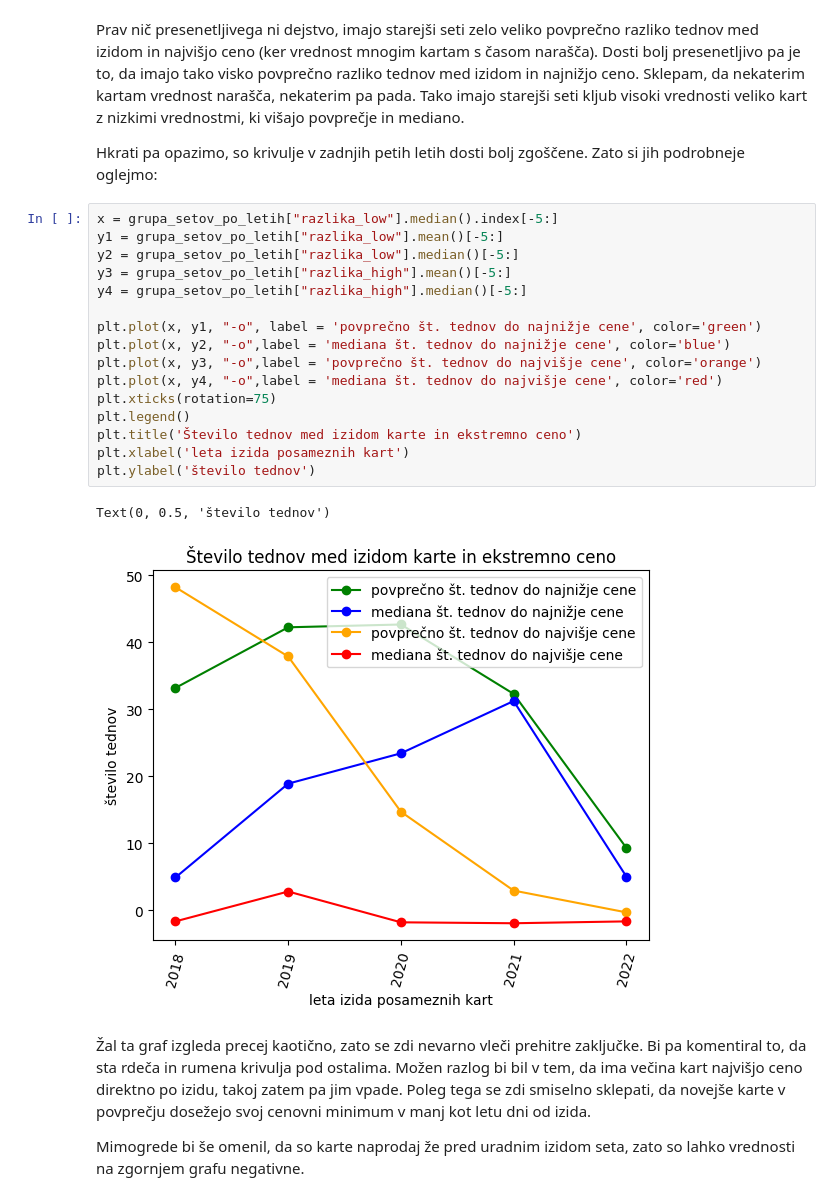
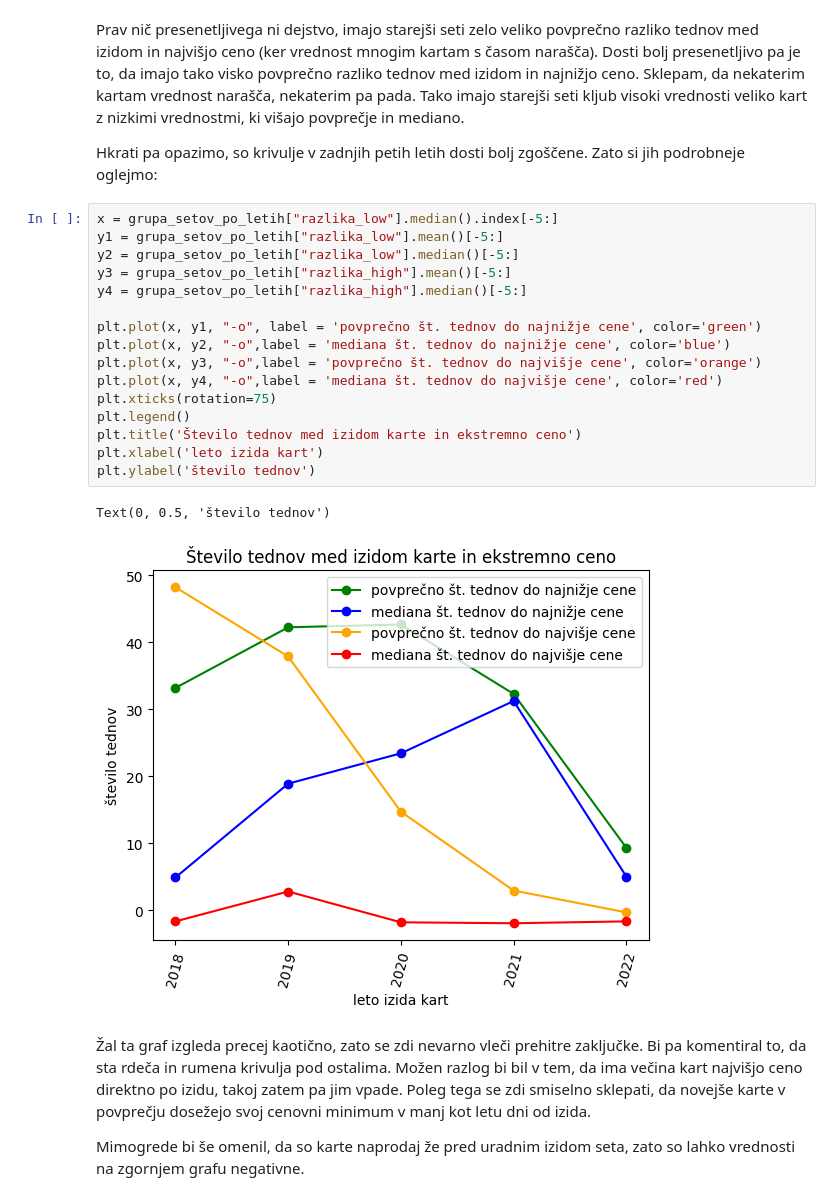
Before and after one commit to MightyOwler/Analiza-podatkov, a Jupyter notebook: AnalizaPodatkov.ipynb, the cells around one changed output. Saved outputs shown, nothing was run; the diff lists cells and outputs as text.

```diff
--- a/AnalizaPodatkov.ipynb
+++ b/AnalizaPodatkov.ipynb
@@ -273,22 +273,22 @@ Hkrati pa opazimo, so krivulje v zadnjih petih letih dosti bolj zgoščene. Zato
 # %%
 x = grupa_setov_po_letih["razlika_low"].median().index[-5:]
 y1 = grupa_setov_po_letih["razlika_low"].mean()[-5:]
 y2 = grupa_setov_po_letih["razlika_low"].median()[-5:]
 y3 = grupa_setov_po_letih["razlika_high"].mean()[-5:]
 y4 = grupa_setov_po_letih["razlika_high"].median()[-5:]
 
 plt.plot(x, y1, "-o", label = 'povprečno št. tednov do najnižje cene', color='green')
 plt.plot(x, y2, "-o",label = 'mediana št. tednov do najnižje cene', color='blue')
 plt.plot(x, y3, "-o",label = 'povprečno št. tednov do najvišje cene', color='orange')
 plt.plot(x, y4, "-o",label = 'mediana št. tednov do najvišje cene', color='red')
 plt.xticks(rotation=75)
 plt.legend()
 plt.title('Število tednov med izidom karte in ekstremno ceno')
-plt.xlabel('leta izida posameznih kart')
+plt.xlabel('leto izida kart')
 plt.ylabel('število tednov')
 # %% [output]
 Text(0, 0.5, 'število tednov')
-[figure, old version]
+[figure, new version]
 # %% [markdown]
 Žal ta graf izgleda precej kaotično, zato se zdi nevarno vleči prehitre zaključke. Bi pa komentiral to, da sta rdeča in rumena krivulja pod ostalima. Možen razlog bi bil v tem, da ima večina kart najvišjo ceno direktno po izidu, takoj zatem pa jim vpade. Poleg tega se zdi smiselno sklepati, da novejše karte v povprečju dosežejo svoj cenovni minimum v manj kot letu dni od izida.
 
```
Also changed, not shown: parts of 2 cells of this notebook, 3 other files.
